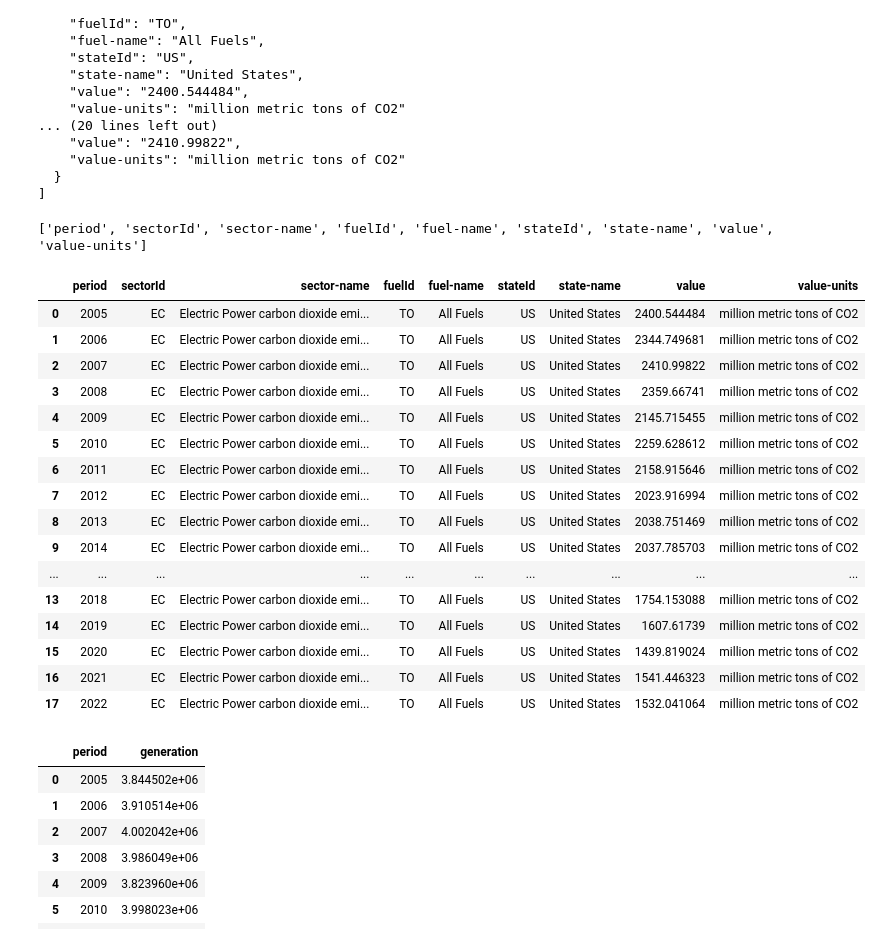
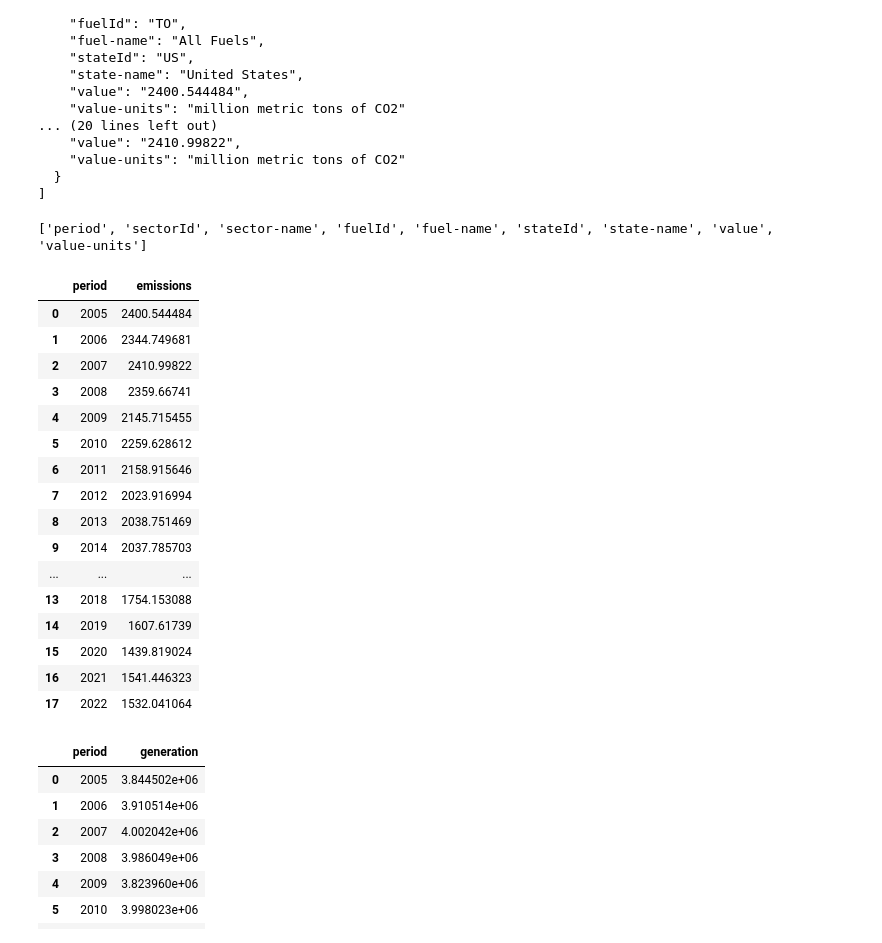
Before and after one commit to colleenpangilinan/us-emissions-dashboard, a Jupyter notebook: notebooks/01_fetch_data.ipynb, the cells around one changed output. Saved outputs shown, nothing was run; the diff lists cells and outputs as text; code cells hidden in the pictures.

Commit message:
merged emissions table

```diff
--- a/notebooks/01_fetch_data.ipynb
+++ b/notebooks/01_fetch_data.ipynb
@@ -259,26 +259,28 @@ Total records: 18
 # %%
 emissions_df = pd.DataFrame(meta["response"]["data"])
 print(emissions_df.columns.tolist())
-emissions_df.head(20)
+emissions_df = emissions_df[['period','value']]
+emissions_df.rename(columns={'value':'emissions'},inplace=True)
+emissions_df
 # %% [output]
 ['period', 'sectorId', 'sector-name', 'fuelId', 'fuel-name', 'stateId', 'state-name', 'value', 'value-units']
-|  | period | sectorId | sector-name | fuelId | fuel-name | stateId | state-name | value | value-units |
-| 0 | 2005 | EC | Electric Power carbon dioxide emi... | TO | All Fuels | US | United States | 2400.544484 | million metric tons of CO2 |
-| 1 | 2006 | EC | Electric Power carbon dioxide emi... | TO | All Fuels | US | United States | 2344.749681 | million metric tons of CO2 |
-| 2 | 2007 | EC | Electric Power carbon dioxide emi... | TO | All Fuels | US | United States | 2410.99822 | million metric tons of CO2 |
-| 3 | 2008 | EC | Electric Power carbon dioxide emi... | TO | All Fuels | US | United States | 2359.66741 | million metric tons of CO2 |
-| 4 | 2009 | EC | Electric Power carbon dioxide emi... | TO | All Fuels | US | United States | 2145.715455 | million metric tons of CO2 |
-| 5 | 2010 | EC | Electric Power carbon dioxide emi... | TO | All Fuels | US | United States | 2259.628612 | million metric tons of CO2 |
-| 6 | 2011 | EC | Electric Power carbon dioxide emi... | TO | All Fuels | US | United States | 2158.915646 | million metric tons of CO2 |
-| 7 | 2012 | EC | Electric Power carbon dioxide emi... | TO | All Fuels | US | United States | 2023.916994 | million metric tons of CO2 |
-| 8 | 2013 | EC | Electric Power carbon dioxide emi... | TO | All Fuels | US | United States | 2038.751469 | million metric tons of CO2 |
-| 9 | 2014 | EC | Electric Power carbon dioxide emi... | TO | All Fuels | US | United States | 2037.785703 | million metric tons of CO2 |
-| ... | ... | ... | ... | ... | ... | ... | ... | ... | ... |
-| 13 | 2018 | EC | Electric Power carbon dioxide emi... | TO | All Fuels | US | United States | 1754.153088 | million metric tons of CO2 |
-| 14 | 2019 | EC | Electric Power carbon dioxide emi... | TO | All Fuels | US | United States | 1607.61739 | million metric tons of CO2 |
-| 15 | 2020 | EC | Electric Power carbon dioxide emi... | TO | All Fuels | US | United States | 1439.819024 | million metric tons of CO2 |
-| 16 | 2021 | EC | Electric Power carbon dioxide emi... | TO | All Fuels | US | United States | 1541.446323 | million metric tons of CO2 |
-| 17 | 2022 | EC | Electric Power carbon dioxide emi... | TO | All Fuels | US | United States | 1532.041064 | million metric tons of CO2 |
+|  | period | emissions |
+| 0 | 2005 | 2400.544484 |
+| 1 | 2006 | 2344.749681 |
+| 2 | 2007 | 2410.99822 |
+| 3 | 2008 | 2359.66741 |
+| 4 | 2009 | 2145.715455 |
+| 5 | 2010 | 2259.628612 |
+| 6 | 2011 | 2158.915646 |
+| 7 | 2012 | 2023.916994 |
+| 8 | 2013 | 2038.751469 |
+| 9 | 2014 | 2037.785703 |
+| ... | ... | ... |
+| 13 | 2018 | 1754.153088 |
+| 14 | 2019 | 1607.61739 |
+| 15 | 2020 | 1439.819024 |
+| 16 | 2021 | 1541.446323 |
+| 17 | 2022 | 1532.041064 |
 # %%
 eia_generation = eia_generation[(eia_generation['period'] > 2004) & (eia_generation['period'] <= 2022)]
 eia_generation
```
Also changed, not shown: parts of 1 cell of this notebook.
